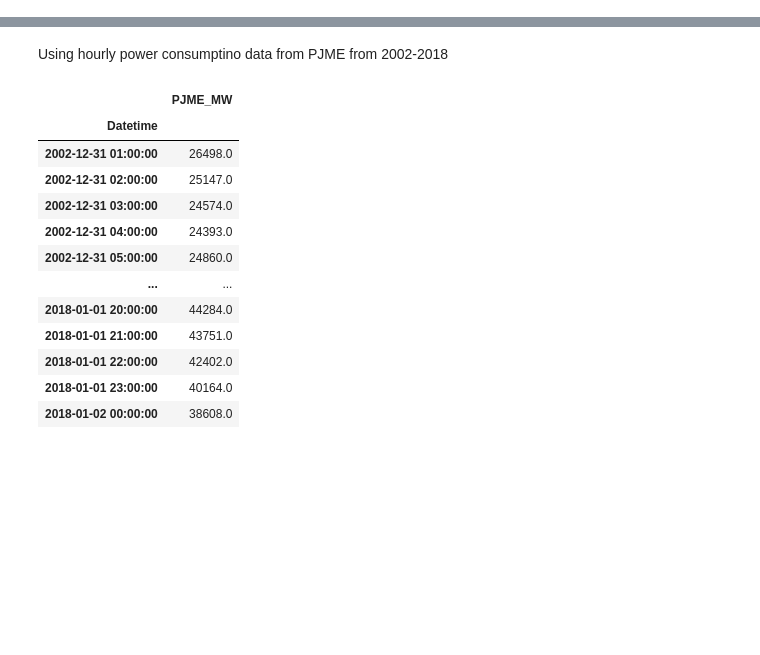
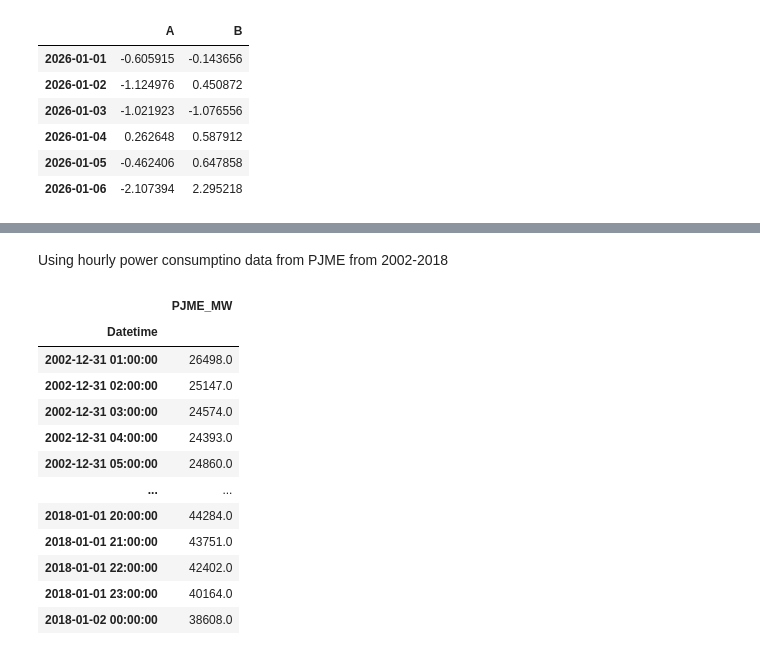
Before and after one commit to rawbil/models_V1, a Jupyter notebook: TimeSeries/hourly-energy-consumption/1.0.ipynb, the cells around one changed output, grey strips where cells are left out. Drawn from its saved outputs; the diff is of its cells as text; code cells hidden in the pictures; blank space fills up the shorter version.

```diff
--- a/TimeSeries/hourly-energy-consumption/1.0.ipynb
+++ b/TimeSeries/hourly-energy-consumption/1.0.ipynb
@@ -12,6 +12,20 @@ from sklearn.metrics import mean_absolute_percentage_error, root_mean_squared_lo
 
 import warnings
 warnings.filterwarnings("ignore")
+# %%
+dates = pd.date_range("20260101", periods=6)
+df = pd.DataFrame(np.random.randn(6, 4), index=dates, columns=['A', 'B', 'C', 'D'])
+df.sort_index(axis=0, ascending=False)
+df[['A', 'B']]
+df.mean(axis=1)
+# %% [output]
+|  | A | B |
+| 2026-01-01 | -0.605915 | -0.143656 |
+| 2026-01-02 | -1.124976 | 0.450872 |
+| 2026-01-03 | -1.021923 | -1.076556 |
+| 2026-01-04 | 0.262648 | 0.587912 |
+| 2026-01-05 | -0.462406 | 0.647858 |
+| 2026-01-06 | -2.107394 | 2.295218 |
 # %%
 plt.style.use('ggplot')
 plt.style.use('fivethirtyeight')
```
Also changed, not shown: parts of 3 cells of this notebook, 6 other files.
